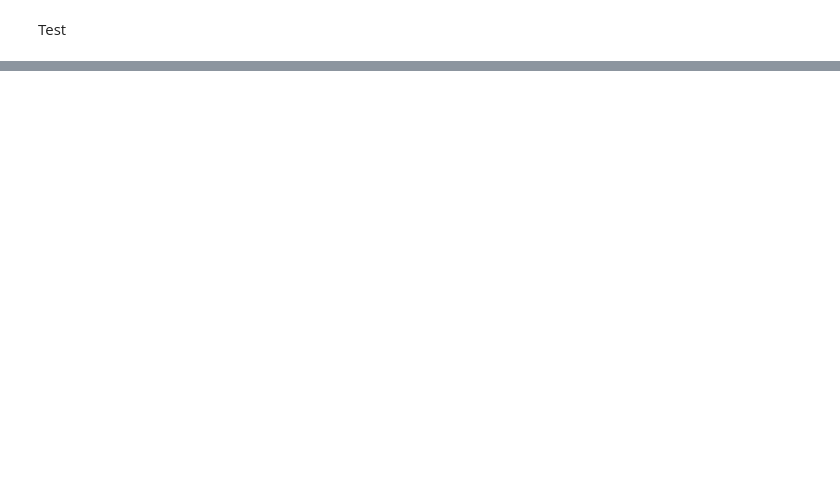
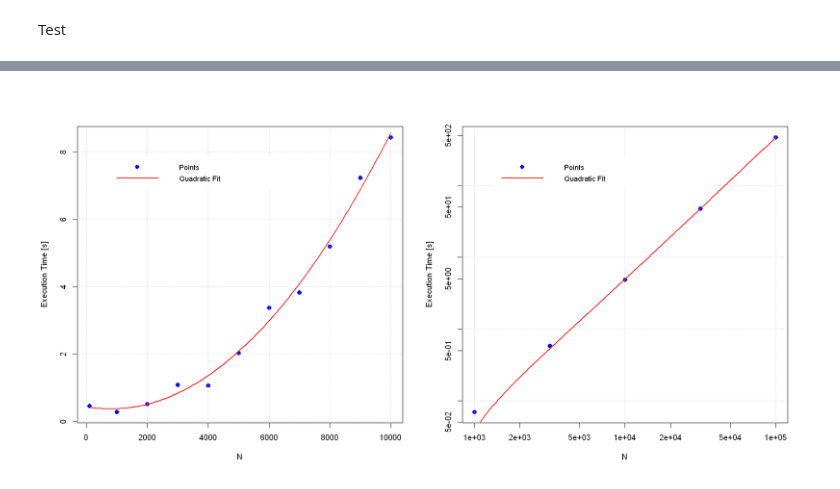
Before and after one commit to andread3vita/Bayesian-Blocks-Algorithm, a Jupyter notebook: BayesianBlocks.ipynb, the cells around one changed output, grey strips where cells are left out. Saved outputs shown, nothing was run; the diff lists cells and outputs as text; code cells hidden in the pictures; blank space fills up the shorter version.

```diff
--- a/BayesianBlocks.ipynb
+++ b/BayesianBlocks.ipynb
@@ -171,0 +192,7 @@ hist(norm_data,breaks=breaks,density=200,
+# %%
+# Compute execution time over different ranges
+N1 <- c(1e2, 1e3, 2e3, 3e3, 4e3, 5e3, 6e3, 7e3, 8e3, 9e3, 1e4)
+N2 <- c(1e3, round(sqrt(1e7)), 1e4, round(sqrt(1e9)), 1e5)
+
+exec_time1 <- compute_time(N1, bayesian_blocks)
+exec_time2 <- compute_time(N2, bayesian_blocks)
@@ -171,0 +204,35 @@ hist(norm_data,breaks=breaks,density=200,
+# %%
+# Quadratic model fit
+fit_data1 <- data.frame(x = N1, x2 = N1**2, y = exec_time1)
+fit_data2 <- data.frame(x = N2, x2 = N2**2, y = exec_time2)
+
+fit1 <- lm(formula = y ~ x + x2, data = fit_data1)
+fit2 <- lm(formula = y ~ x + x2, data = fit_data2)
+# %%
+fitted_func <- function(fit, x) {
+      res <- as.numeric(fit$coefficients["(Intercept)"]) +
+             as.numeric(fit$coefficients["x"]) * x +
+             as.numeric(fit$coefficients["x2"]) * x**2
+      return(res)
+}
+
+par(mfrow = c(1, 2))
+options(repr.plot.width=16, repr.plot.height=8)
+
+plot(N1, exec_time1, xlab = "N", ylab = "Execution Time [s]", col = "blue", pch = 10, lwd = 3)
+grid()
+curve(fitted_func(fit1, x), N1[1], N1[length(N1)],
+      col = "red", lw = 2, add = T)
+legend("topleft", inset=+0.1, legend = c("Points", "Quadratic Fit"),
+      col = c("blue","red"), lty = c(NA, 1), pch = c(10, NA), lwd = c(3, 2),
+      cex = 0.9, box.lty = 0, border = F)
+
+plot(N2, exec_time2, xlab = "N", ylab = "Execution Time [s]", col = "blue", pch = 10, lwd = 3, log = "xy")
+grid()
+curve(fitted_func(fit2, x), N2[1], N2[length(N2)],
+      col = "red", lw = 2, add = T)
+legend("topleft", inset=+0.1, legend = c("Points", "Quadratic Fit"),
+      col = c("blue","red"), lty = c(NA, 1), pch = c(10, NA), lwd = c(3, 2),
+      cex = 0.9, box.lty = 0, border = F)
+# %% [output]
+[figure, added]
```
Also changed, not shown: parts of 8 cells of this notebook.
